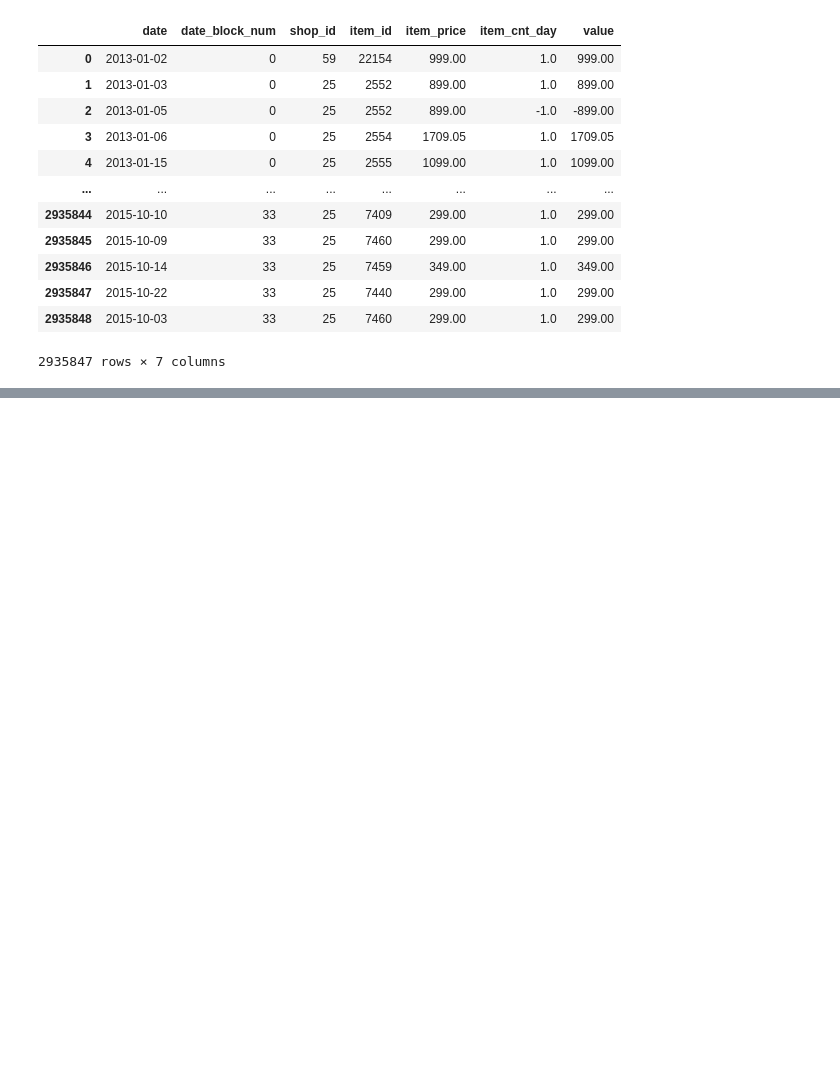
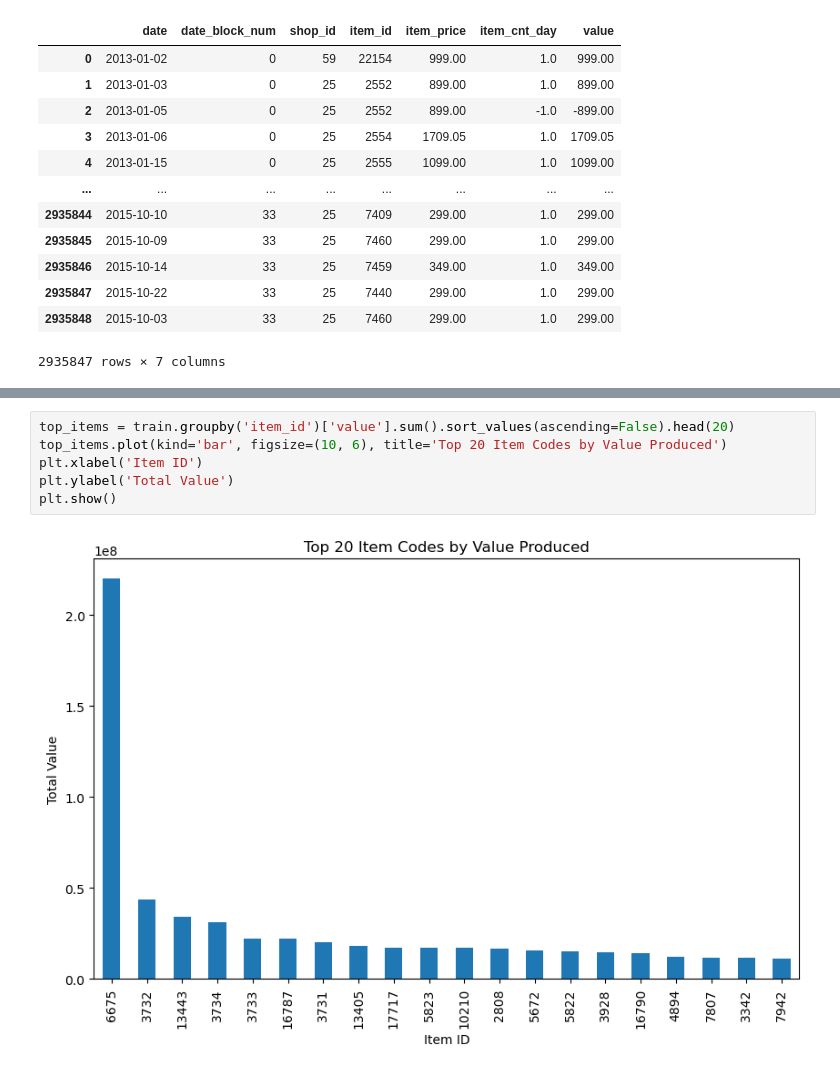
Before and after one commit to zacharyvachal/COS-448, a Jupyter notebook: dynamic.ipynb, the cells around one changed output, grey strips where cells are left out. Saved outputs shown, nothing was run; the diff lists cells and outputs as text; blank space fills up the shorter version.

```diff
--- a/dynamic.ipynb
+++ b/dynamic.ipynb
@@ -160,0 +165,8 @@ Name: item_cnt_day, dtype: float64
+# %%
+top_items = train.groupby('item_id')['value'].sum().sort_values(ascending=False).head(20)
+top_items.plot(kind='bar', figsize=(10, 6), title='Top 20 Item Codes by Value Produced')
+plt.xlabel('Item ID')
+plt.ylabel('Total Value')
+plt.show()
+# %% [output]
+[figure, added]
```
Also changed, not shown: parts of 5 cells of this notebook.
